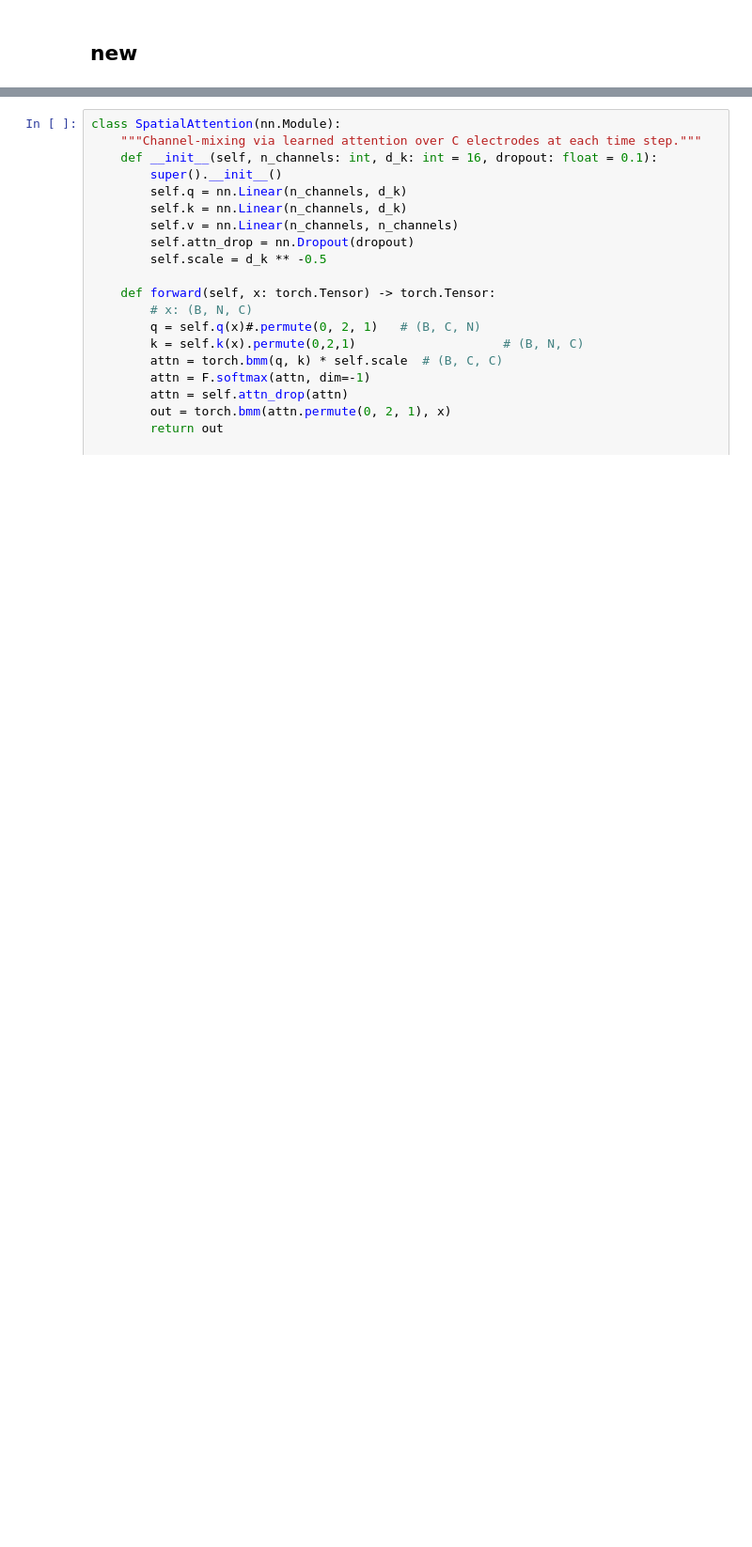
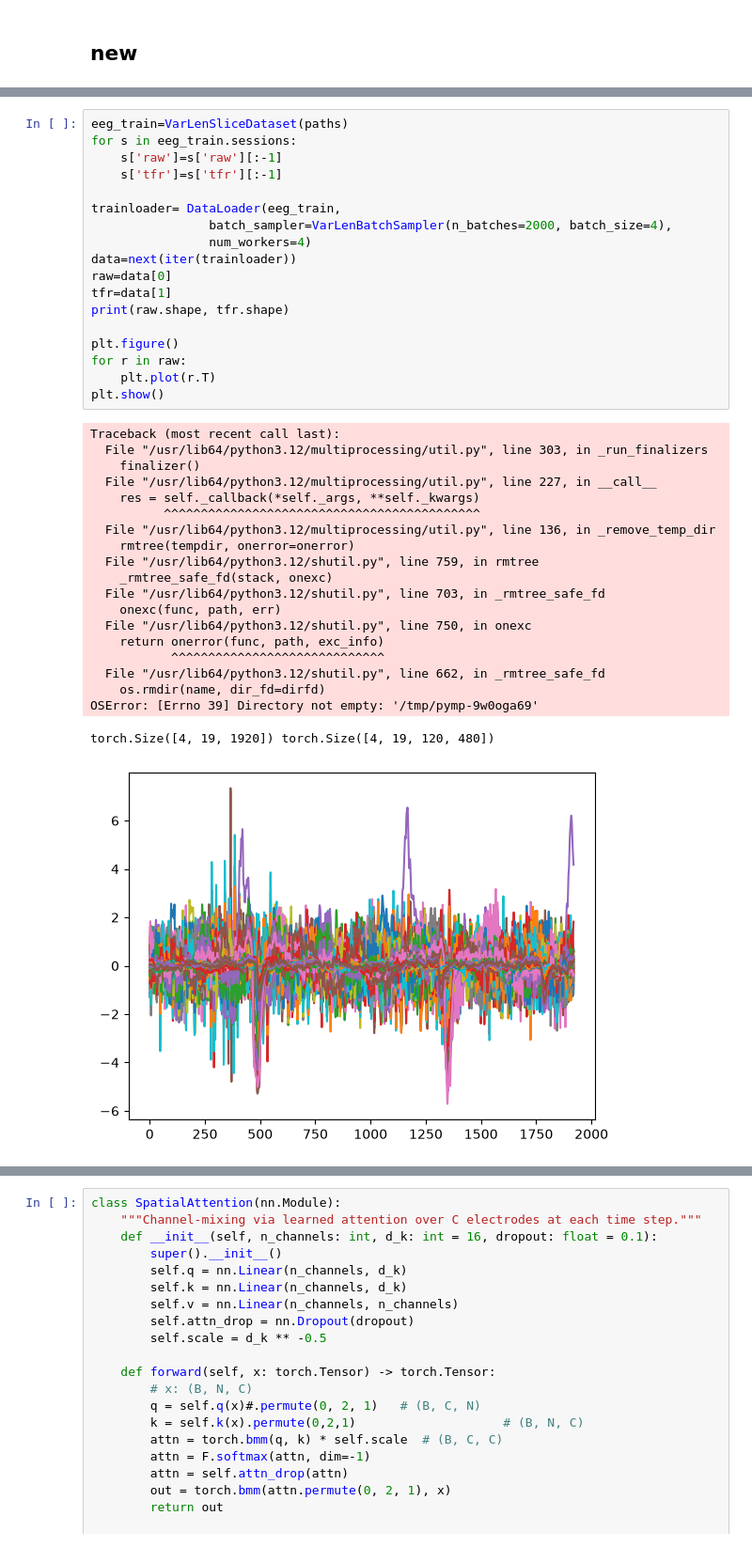
Before and after one commit to brouser2001/eeg-deeplearning, a Jupyter notebook: test.ipynb, the cells around one changed output, grey strips where cells are left out. Shown at 94% size. Cells and saved outputs as stored; diff of their text form; blank space fills up the shorter version.

```diff
--- a/test.ipynb
+++ b/test.ipynb
@@ -554,0 +449,39 @@ d,l=dataset[0]
+# %%
+eeg_train=VarLenSliceDataset(paths)
+for s in eeg_train.sessions:
+    s['raw']=s['raw'][:-1]
+    s['tfr']=s['tfr'][:-1]
+
+trainloader= DataLoader(eeg_train,
+                batch_sampler=VarLenBatchSampler(n_batches=2000, batch_size=4),
+                num_workers=4)
+data=next(iter(trainloader))
+raw=data[0]
+tfr=data[1]
+print(raw.shape, tfr.shape)
+
+plt.figure()
+for r in raw:
+    plt.plot(r.T)
+plt.show()
+# %% [output]
+Traceback (most recent call last):
+  File "/usr/lib64/python3.12/multiprocessing/util.py", line 303, in _run_finalizers
+    finalizer()
+  File "/usr/lib64/python3.12/multiprocessing/util.py", line 227, in __call__
+    res = self._callback(*self._args, **self._kwargs)
+          ^^^^^^^^^^^^^^^^^^^^^^^^^^^^^^^^^^^^^^^^^^^
+  File "/usr/lib64/python3.12/multiprocessing/util.py", line 136, in _remove_temp_dir
+    rmtree(tempdir, onerror=onerror)
+  File "/usr/lib64/python3.12/shutil.py", line 759, in rmtree
+    _rmtree_safe_fd(stack, onexc)
+  File "/usr/lib64/python3.12/shutil.py", line 703, in _rmtree_safe_fd
+    onexc(func, path, err)
+  File "/usr/lib64/python3.12/shutil.py", line 750, in onexc
+    return onerror(func, path, exc_info)
+           ^^^^^^^^^^^^^^^^^^^^^^^^^^^^^
+  File "/usr/lib64/python3.12/shutil.py", line 662, in _rmtree_safe_fd
+    os.rmdir(name, dir_fd=dirfd)
+OSError: [Errno 39] Directory not empty: '/tmp/pymp-9w0oga69'
+torch.Size([4, 19, 1920]) torch.Size([4, 19, 120, 480])
+[figure, added]
```
Also changed, not shown: parts of 18 cells of this notebook, 1 other file.
